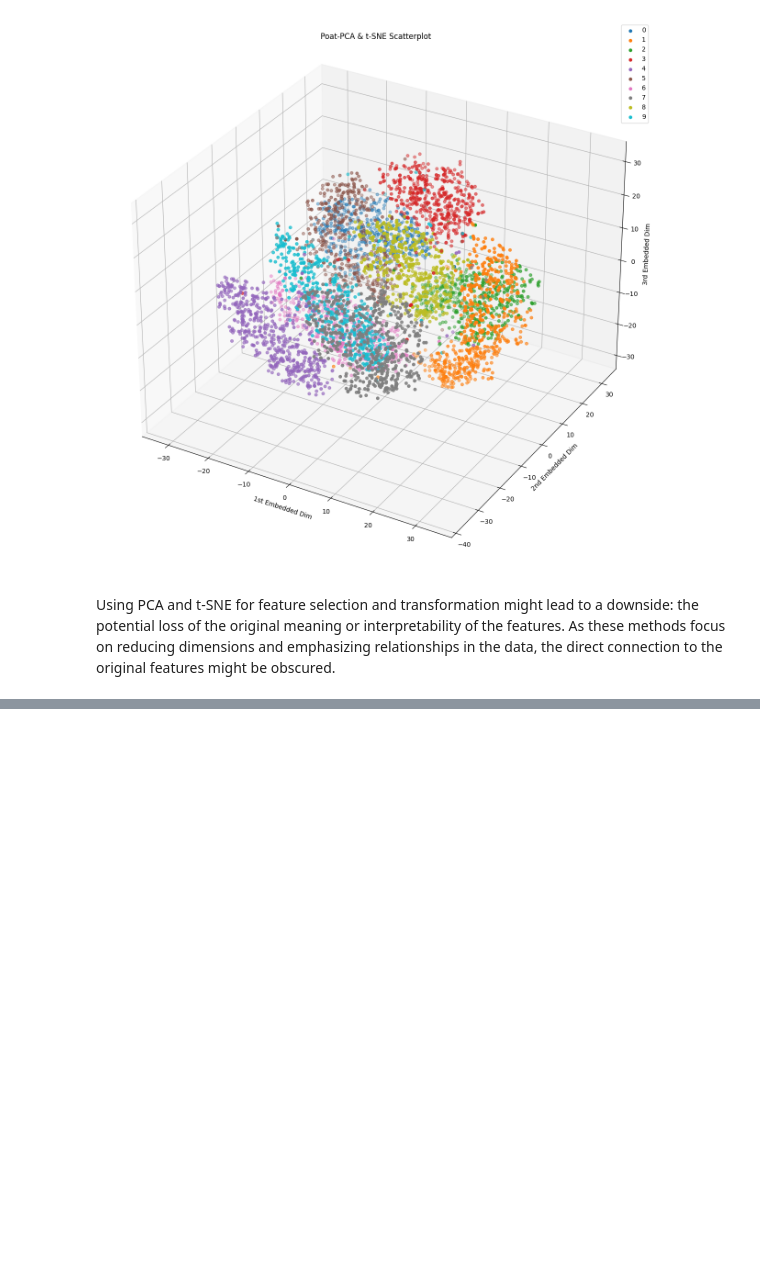
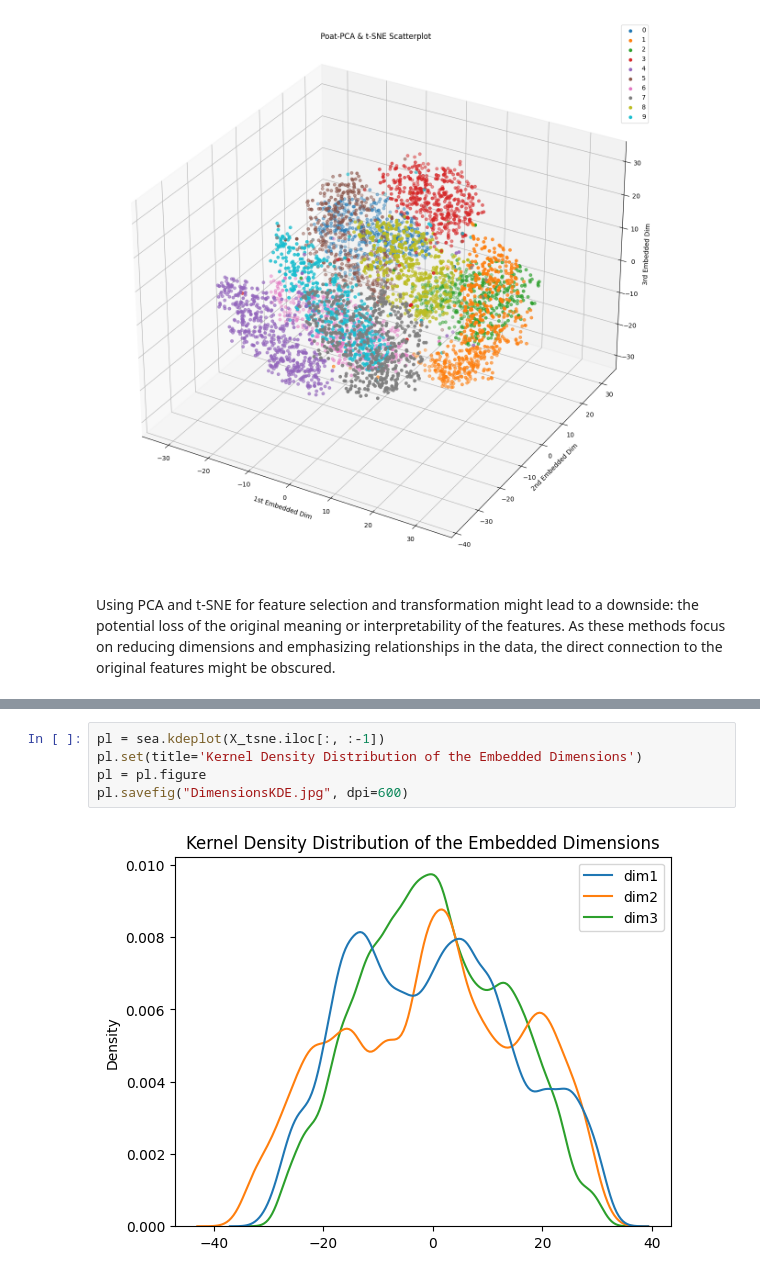
Before and after one commit to esolanoo/MNIST-Classification, a Jupyter notebook: MNIST.ipynb, the cells around one changed output, grey strips where cells are left out. Saved outputs shown, nothing was run; the diff lists cells and outputs as text; blank space fills up the shorter version.

```diff
--- a/MNIST.ipynb
+++ b/MNIST.ipynb
@@ -223,0 +268,7 @@ Naive Bayes is a simple yet powerful classification algorithm that is naturally
+# %%
+pl = sea.kdeplot(X_tsne.iloc[:, :-1])
+pl.set(title='Kernel Density Distribution of the Embedded Dimensions')
+pl = pl.figure
+pl.savefig("DimensionsKDE.jpg", dpi=600)
+# %% [output]
+[figure, added]
```
Also changed, not shown: parts of 23 cells of this notebook.
